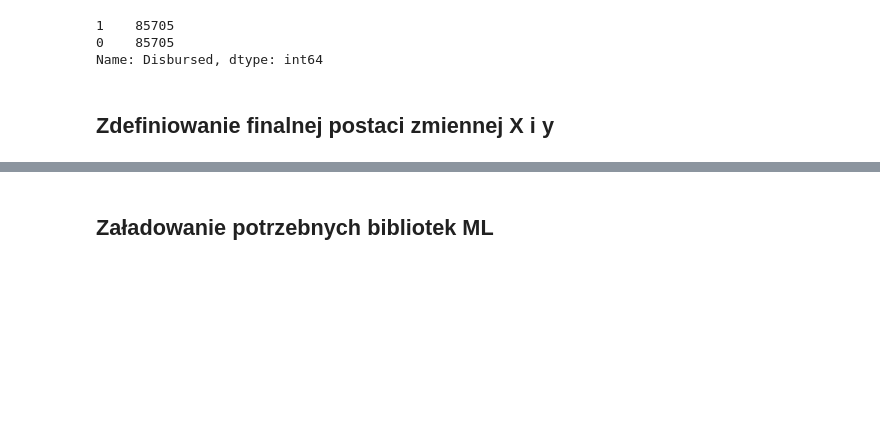
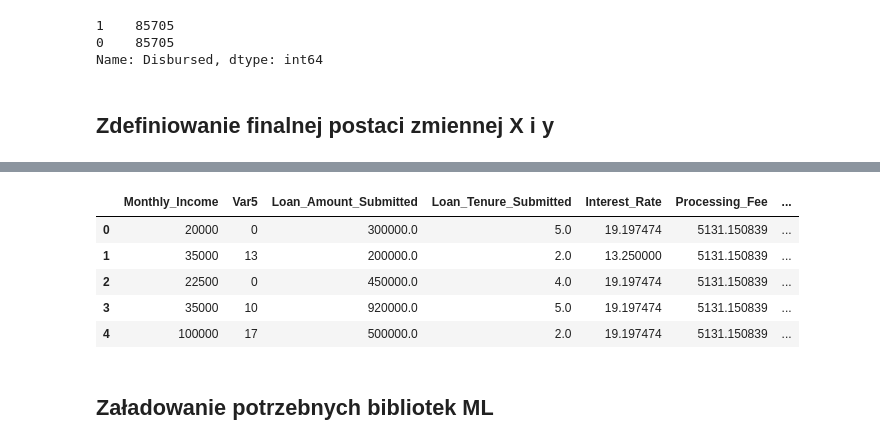
Before and after one commit to andrzej199/_projekt_, a Jupyter notebook: projekt_T2.ipynb, the cells around one changed output, grey strips where cells are left out. Saved outputs shown, nothing was run; the diff lists cells and outputs as text; code cells hidden in the pictures; blank space fills up the shorter version.

```diff
--- a/projekt_T2.ipynb
+++ b/projekt_T2.ipynb
@@ -597,3 +643,12 @@ X = Xf1.drop(columns="Disbursed")
+# %%
+X.head()
+# %% [output]
+|  | Monthly_Income | Var5 | Loan_Amount_Submitted | Loan_Tenure_Submitted | Interest_Rate | Processing_Fee | ... |
+| 0 | 20000 | 0 | 300000.0 | 5.0 | 19.197474 | 5131.150839 | ... |
+| 1 | 35000 | 13 | 200000.0 | 2.0 | 13.250000 | 5131.150839 | ... |
+| 2 | 22500 | 0 | 450000.0 | 4.0 | 19.197474 | 5131.150839 | ... |
+| 3 | 35000 | 10 | 920000.0 | 5.0 | 19.197474 | 5131.150839 | ... |
+| 4 | 100000 | 17 | 500000.0 | 2.0 | 19.197474 | 5131.150839 | ... |
 # %% [markdown]
 ## Załadowanie potrzebnych bibliotek ML
 # %%
```
Also changed, not shown: parts of 42 cells of this notebook.
